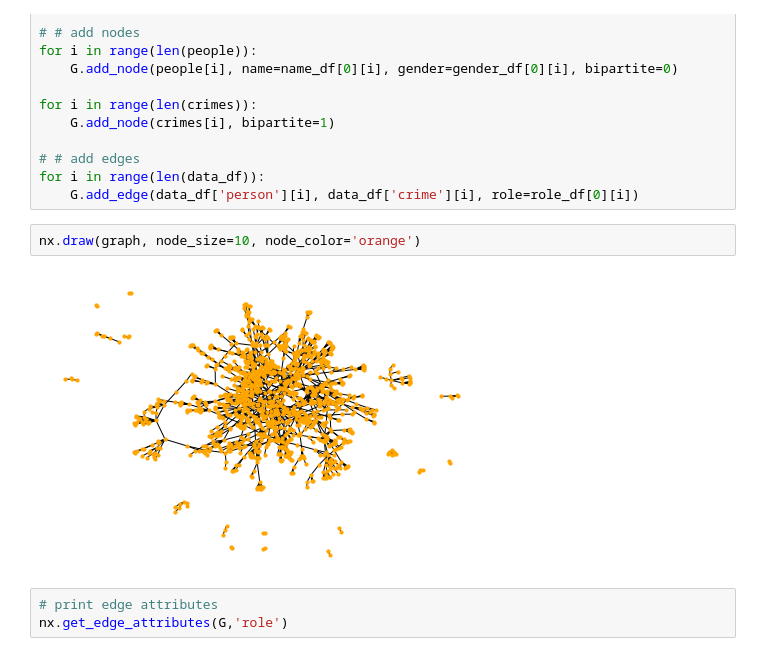
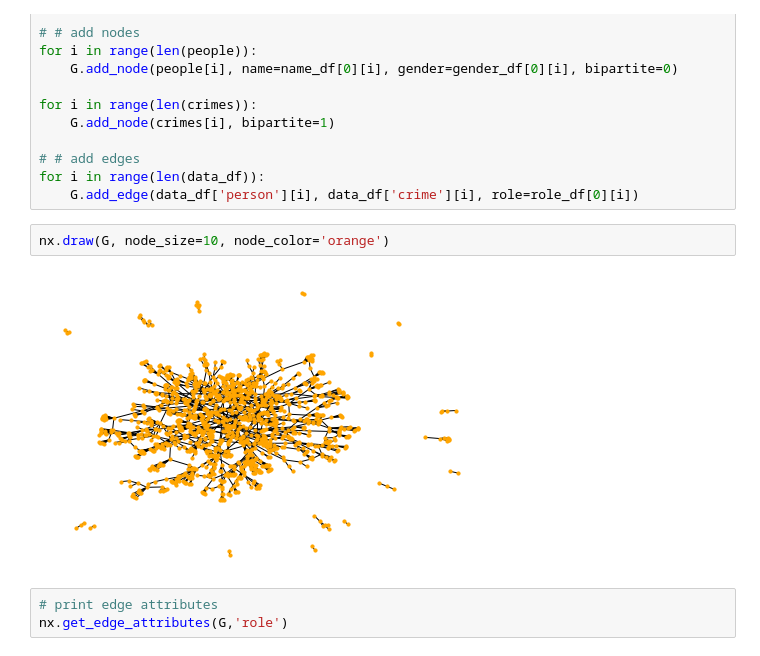
Before and after one commit to dmdequin/CrimeNetworkAnalysis, a Jupyter notebook: Notebooks/Maria.ipynb, the cells around one changed output. Saved outputs shown, nothing was run; the diff lists cells and outputs as text.

```diff
--- a/Notebooks/Maria.ipynb
+++ b/Notebooks/Maria.ipynb
@@ -55,9 +57,9 @@ for i in range(len(crimes)):
 for i in range(len(data_df)):
     G.add_edge(data_df['person'][i], data_df['crime'][i], role=role_df[0][i])
 # %%
-nx.draw(graph, node_size=10, node_color='orange')
+nx.draw(G, node_size=10, node_color='orange')
 # %% [output]
-[figure, old version]
+[figure, new version]
 # %%
 # print edge attributes
 nx.get_edge_attributes(G,'role')
```
Also changed, not shown: parts of 14 cells of this notebook.
